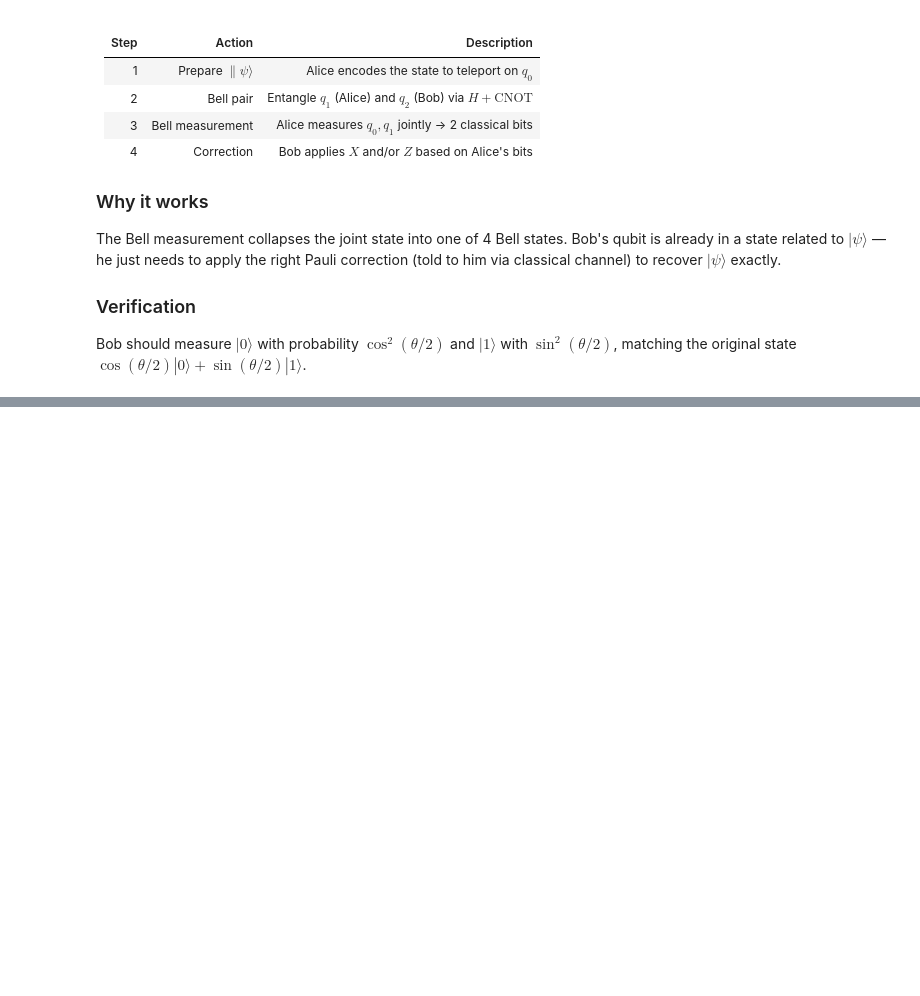
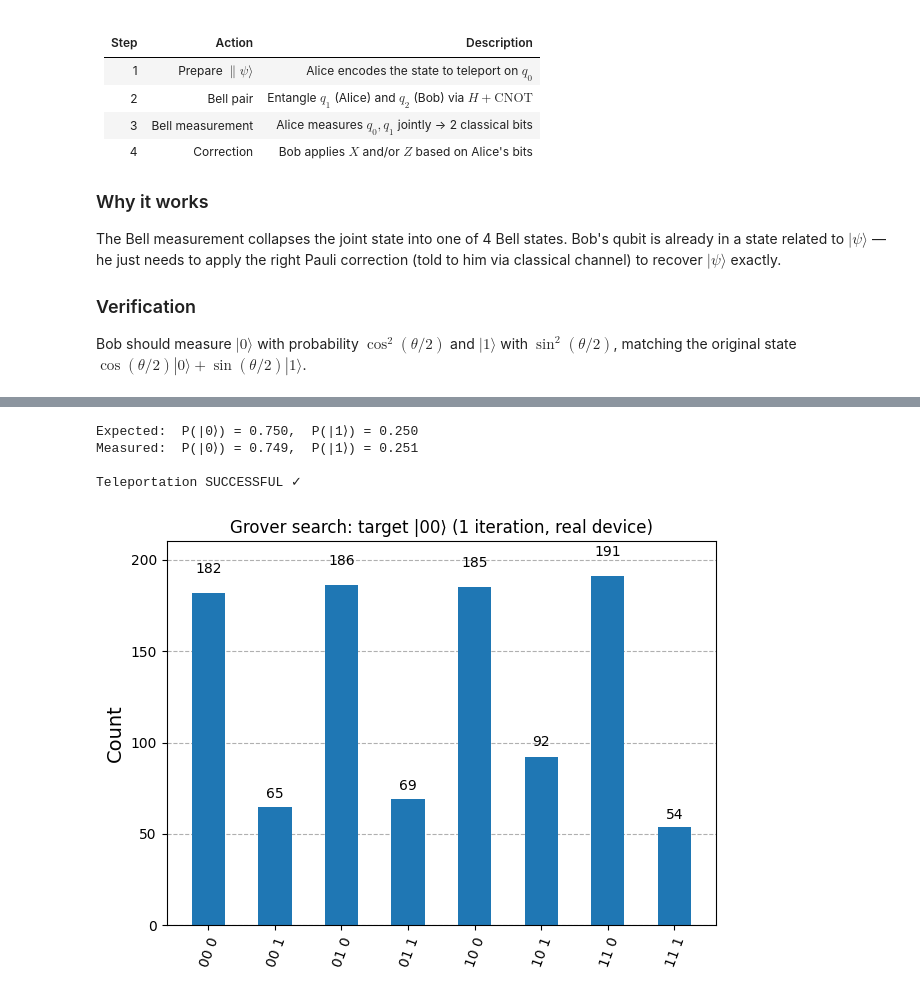
Before and after one commit to msilaev/qiskit, a Jupyter notebook: notebooks/Quantum Teleportation.ipynb, the cells around one changed output, grey strips where cells are left out. Cells and saved outputs as stored; diff of their text form; code cells hidden in the pictures; blank space fills up the shorter version.

```diff
--- a/notebooks/Quantum Teleportation.ipynb
+++ b/notebooks/Quantum Teleportation.ipynb
@@ -137,0 +203,22 @@ print(f"\nTeleportation {'SUCCESSFUL ✓' if success else 'check failed (try mor
+# %%
+from qiskit_ibm_runtime import QiskitRuntimeService
+from qiskit_ibm_runtime import SamplerV2 as Sampler
+from collections import Counter
+
+service = QiskitRuntimeService(channel='ibm_cloud', token=os.environ['IBM_QUANTUM_TOKEN'])
+backend_real = service.least_busy(operational=True, simulator=False, min_num_qubits=5)
+sampler = Sampler(backend_real)
+
+job = sampler.run([transpile(qc_verify, backend_real)], shots=1024)
+
+data = job.result()[0].data
+
+
+# Get register names via vars() — works across qiskit-ibm-runtime versions
+fields = list(vars(data).keys())
+print("Registers:", fields)
+
+# Combine per-shot bitstrings across all classical registers (correlated joint counts)
+bitstring_lists = [getattr(data, f).get_bitstrings() for f in fields]
+resultExp_counts = dict(Counter(' '.join(bits) for bits in zip(*bitstring_lists)))
+print(resultExp_counts)
@@ -138,15 +232,25 @@ print(f"\nTeleportation {'SUCCESSFUL ✓' if success else 'check failed (try mor
 # %%
+
 # Theoretical check: Bob should measure |0⟩ with prob cos²(θ/2), |1⟩ with sin²(θ/2)
 p0_expected = np.cos(theta / 2) ** 2
 p1_expected = np.sin(theta / 2) ** 2
 
 # Extract Bob's qubit marginal from the full count dict
 # Key format: "bob alice_c1 alice_c0" (rightmost = cr2, leftmost = cr_bob)
-bob_0 = sum(v for k, v in counts.items() if k.split(' ')[0] == '0')
-bob_1 = sum(v for k, v in counts.items() if k.split(' ')[0] == '1')
+bob_0 = sum(v for k, v in resultSim_counts.items() if k.split(' ')[-1] == '0')
+bob_1 = sum(v for k, v in resultSim_counts.items() if k.split(' ')[-1] == '1')
 total = bob_0 + bob_1
 
 print(f"Expected:  P(|0⟩) = {p0_expected:.3f},  P(|1⟩) = {p1_expected:.3f}")
 print(f"Measured:  P(|0⟩) = {bob_0/total:.3f},  P(|1⟩) = {bob_1/total:.3f}")
 success = abs(bob_0 / total - p0_expected) < 0.05
 print(f"\nTeleportation {'SUCCESSFUL ✓' if success else 'check failed (try more shots)'}")
+# %% [output]
+Expected:  P(|0⟩) = 0.750,  P(|1⟩) = 0.250
+Measured:  P(|0⟩) = 0.749,  P(|1⟩) = 0.251
+
+Teleportation SUCCESSFUL ✓
+# %%
+plot_histogram(resultExp_counts, title="Grover search: target |00⟩ (1 iteration, real device)")
+# %% [output]
+[figure, added]
```
Also changed, not shown: parts of 10 cells of this notebook, 12 other files.
